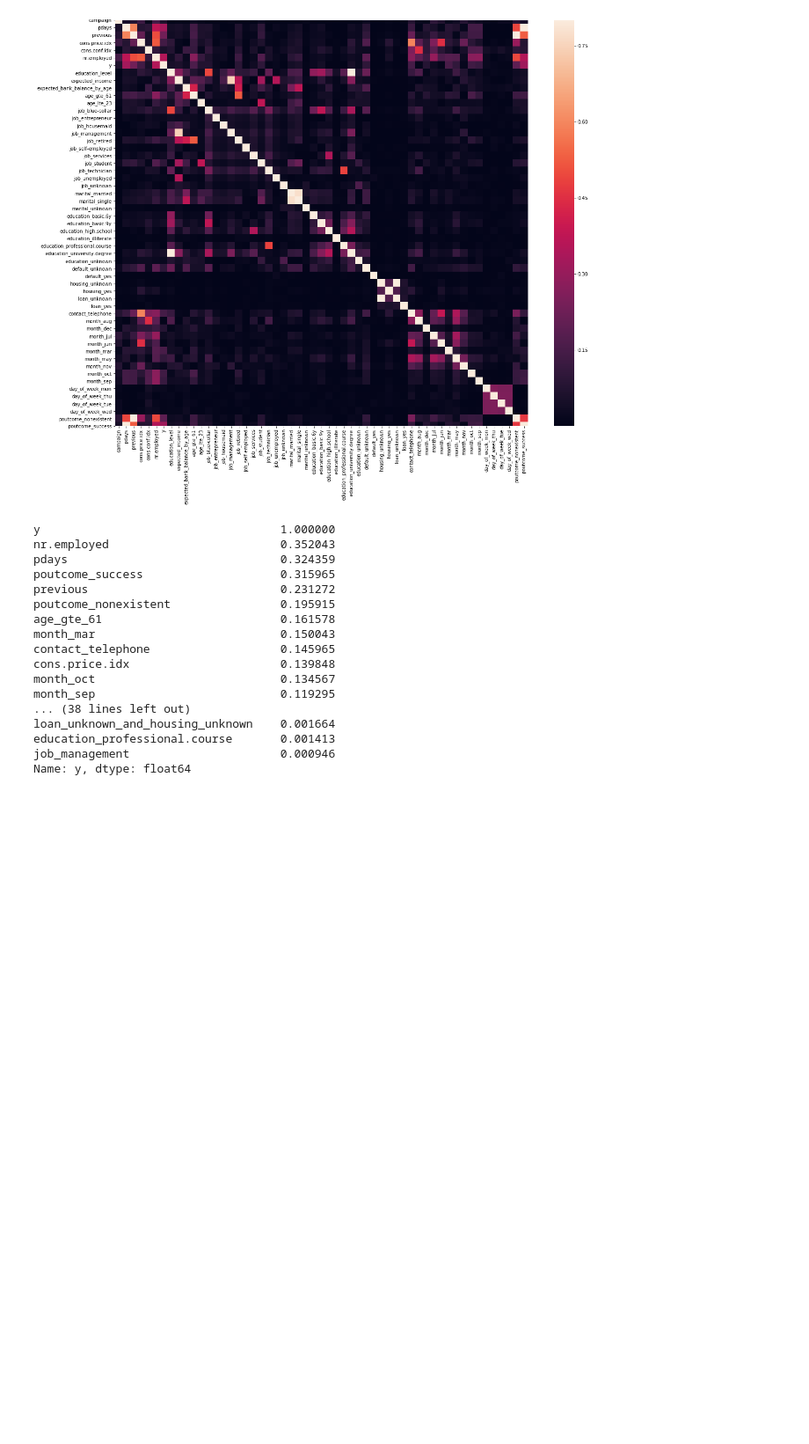
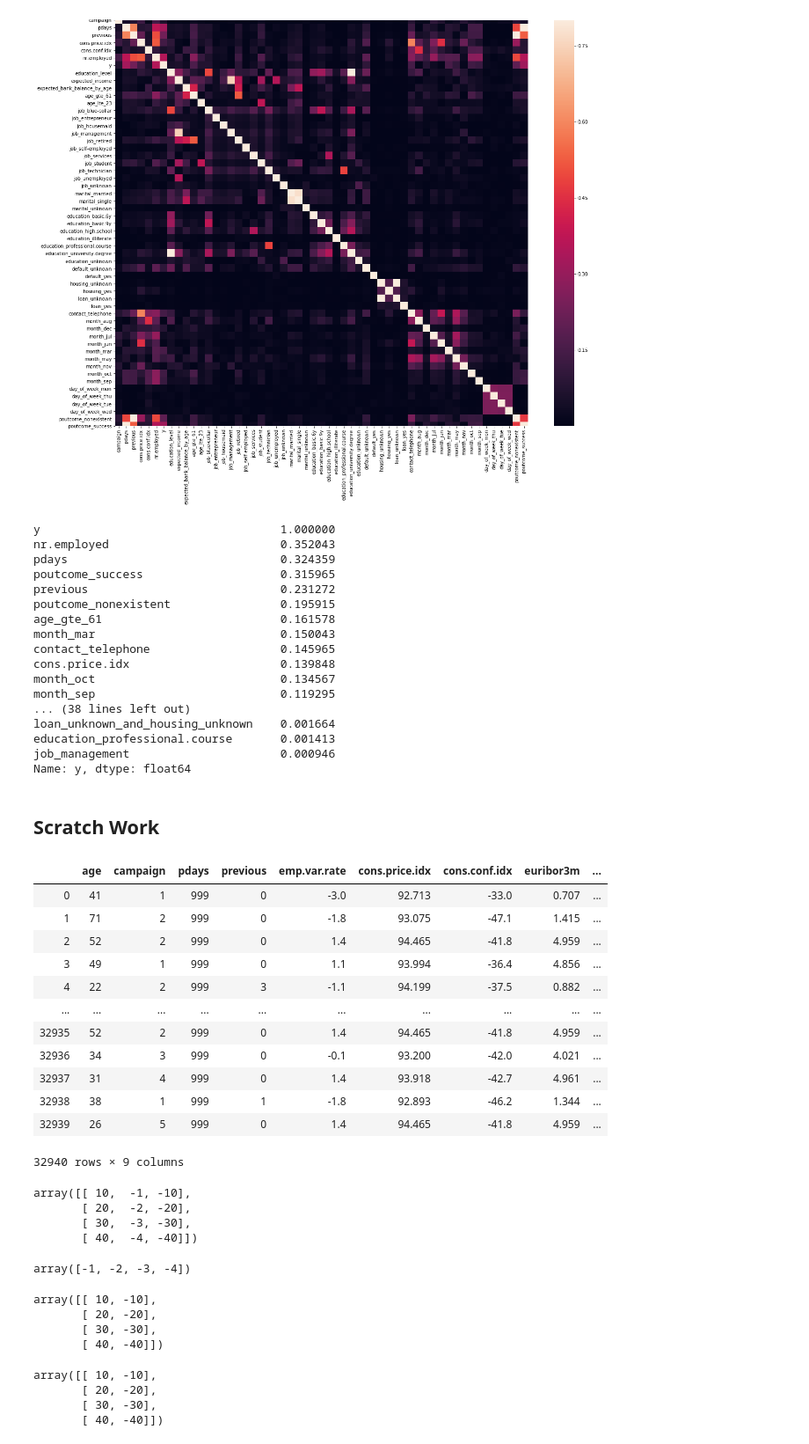
Before and after one commit to Peter-32/bank_customer, a Jupyter notebook: notebooks/2.Explore.ipynb, the cells around one changed output. Shown at 88% size. Drawn from its saved outputs; the diff is of its cells as text; code cells hidden in the pictures; blank space fills up the shorter version.

```diff
--- a/notebooks/2.Explore.ipynb
+++ b/notebooks/2.Explore.ipynb
@@ -352,3 +352,57 @@ loan_unknown_and_housing_unknown    0.001664
 education_professional.course       0.001413
 job_management                      0.000946
 Name: y, dtype: float64
+# %% [markdown]
+## Scratch Work
+# %%
+from pandas import read_csv
+train = read_csv("../data/interim/train.csv")
+test = read_csv("../data/interim/test.csv")
+
+num_attribs = train.select_dtypes(exclude="O").drop(["y"], axis=1)
+cat_attribs = train.select_dtypes(include="O")
+# %%
+num_attribs
+# %% [output]
+|  | age | campaign | pdays | previous | emp.var.rate | cons.price.idx | cons.conf.idx | euribor3m | ... |
+| 0 | 41 | 1 | 999 | 0 | -3.0 | 92.713 | -33.0 | 0.707 | ... |
+| 1 | 71 | 2 | 999 | 0 | -1.8 | 93.075 | -47.1 | 1.415 | ... |
+| 2 | 52 | 2 | 999 | 0 | 1.4 | 94.465 | -41.8 | 4.959 | ... |
+| 3 | 49 | 1 | 999 | 0 | 1.1 | 93.994 | -36.4 | 4.856 | ... |
+| 4 | 22 | 2 | 999 | 3 | -1.1 | 94.199 | -37.5 | 0.882 | ... |
+| ... | ... | ... | ... | ... | ... | ... | ... | ... | ... |
+| 32935 | 52 | 2 | 999 | 0 | 1.4 | 94.465 | -41.8 | 4.959 | ... |
+| 32936 | 34 | 3 | 999 | 0 | -0.1 | 93.200 | -42.0 | 4.021 | ... |
+| 32937 | 31 | 4 | 999 | 0 | 1.4 | 93.918 | -42.7 | 4.961 | ... |
+| 32938 | 38 | 1 | 999 | 1 | -1.8 | 92.893 | -46.2 | 1.344 | ... |
+| 32939 | 26 | 5 | 999 | 0 | 1.4 | 94.465 | -41.8 | 4.959 | ... |
+32940 rows × 9 columns
+# %%
+import numpy as np
+import pandas as pd
+df = pd.DataFrame({'a':[1,2,3,4], 'b':[10,20,30,40], 'c':[100,200,300,400], 'd':[-1,-2,-3,-4], 'e':[-10,-20,-30,-40] })
+X = df.values
+X[:, (1,3,4)]
+# %% [output]
+array([[ 10,  -1, -10],
+       [ 20,  -2, -20],
+       [ 30,  -3, -30],
+       [ 40,  -4, -40]])
+# %%
+X[:, ~1]
+# %% [output]
+array([-1, -2, -3, -4])
+# %%
+np.c_[np.delete(X, [0,2,3], 1)]
+# %% [output]
+array([[ 10, -10],
+       [ 20, -20],
+       [ 30, -30],
+       [ 40, -40]])
+# %%
+np.delete(X, [0,2,3], 1)
+# %% [output]
+array([[ 10, -10],
+       [ 20, -20],
+       [ 30, -30],
+       [ 40, -40]])
```
Also changed, not shown: 2 other files.
